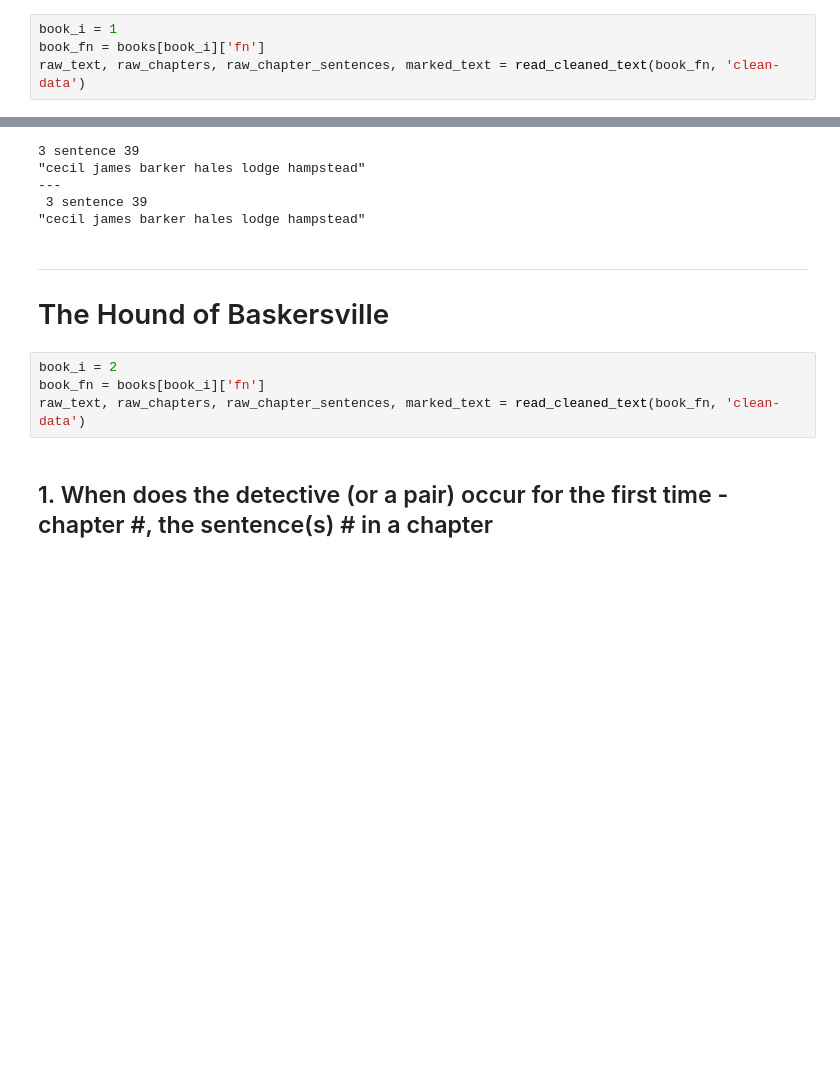
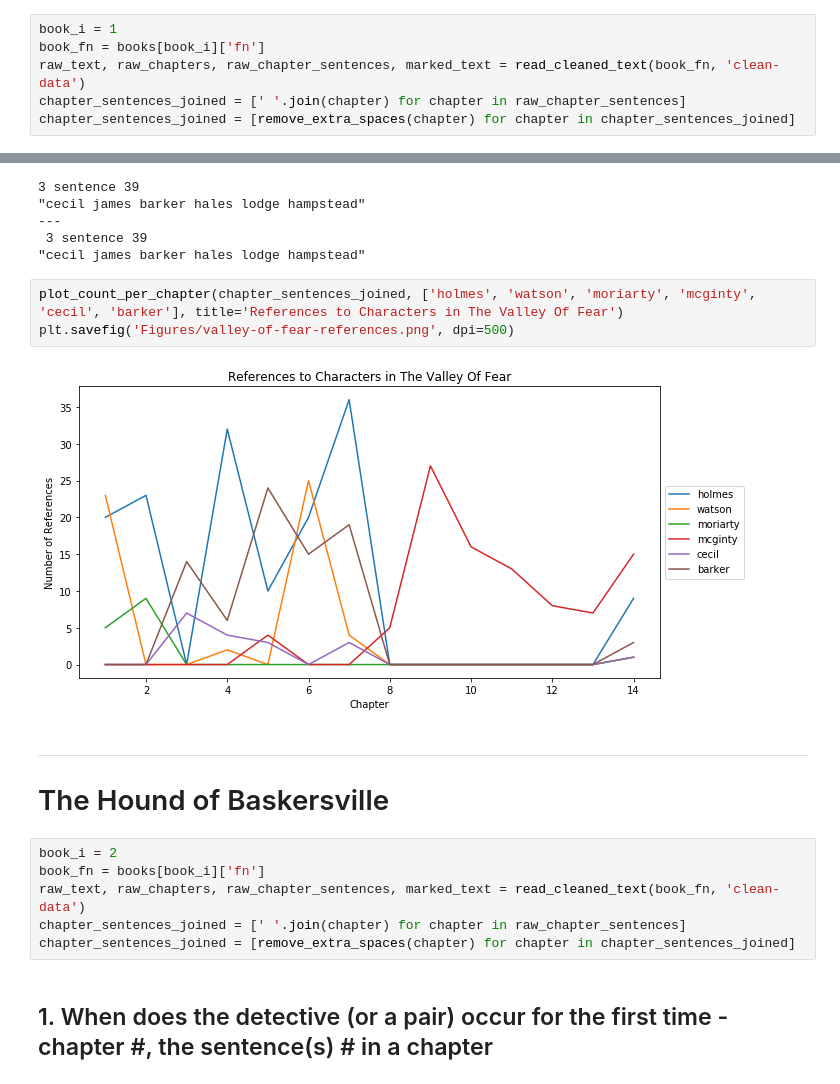
Before and after one commit to hunterprice04/cosc524-projects, a Jupyter notebook: project1/scratch.ipynb, the cells around one changed output, grey strips where cells are left out. Drawn from its saved outputs; the diff is of its cells as text; blank space fills up the shorter version.

```diff
--- a/project1/scratch.ipynb
+++ b/project1/scratch.ipynb
@@ -475,6 +508,8 @@ print(f'"{m.group(0).split("))) ")[1]}"')
 book_i = 1
 book_fn = books[book_i]['fn']
 raw_text, raw_chapters, raw_chapter_sentences, marked_text = read_cleaned_text(book_fn, 'clean-data')
+chapter_sentences_joined = [' '.join(chapter) for chapter in raw_chapter_sentences]
+chapter_sentences_joined = [remove_extra_spaces(chapter) for chapter in chapter_sentences_joined]
 # %% [markdown]
 ## 1. When does the detective (or a pair) occur for the first time - chapter #, the sentence(s) # in a chapter
 # %%
@@ -594,6 +629,11 @@ print(f'"{m.group(0).split("))) ")[1]}"')
 ---
  3 sentence 39
 "cecil james barker hales lodge hampstead"
+# %%
+plot_count_per_chapter(chapter_sentences_joined, ['holmes', 'watson', 'moriarty', 'mcginty', 'cecil', 'barker'], title='References to Characters in The Valley Of Fear')
+plt.savefig('Figures/valley-of-fear-references.png', dpi=500)
+# %% [output]
+[figure, added]
 # %% [markdown]
 ---
 # The Hound of Baskersville
@@ -601,6 +641,8 @@ print(f'"{m.group(0).split("))) ")[1]}"')
 book_i = 2
 book_fn = books[book_i]['fn']
 raw_text, raw_chapters, raw_chapter_sentences, marked_text = read_cleaned_text(book_fn, 'clean-data')
+chapter_sentences_joined = [' '.join(chapter) for chapter in raw_chapter_sentences]
+chapter_sentences_joined = [remove_extra_spaces(chapter) for chapter in chapter_sentences_joined]
 # %% [markdown]
 ## 1. When does the detective (or a pair) occur for the first time - chapter #, the sentence(s) # in a chapter
 # %%
```
Also changed, not shown: parts of 53 cells of this notebook, 5 other files.
